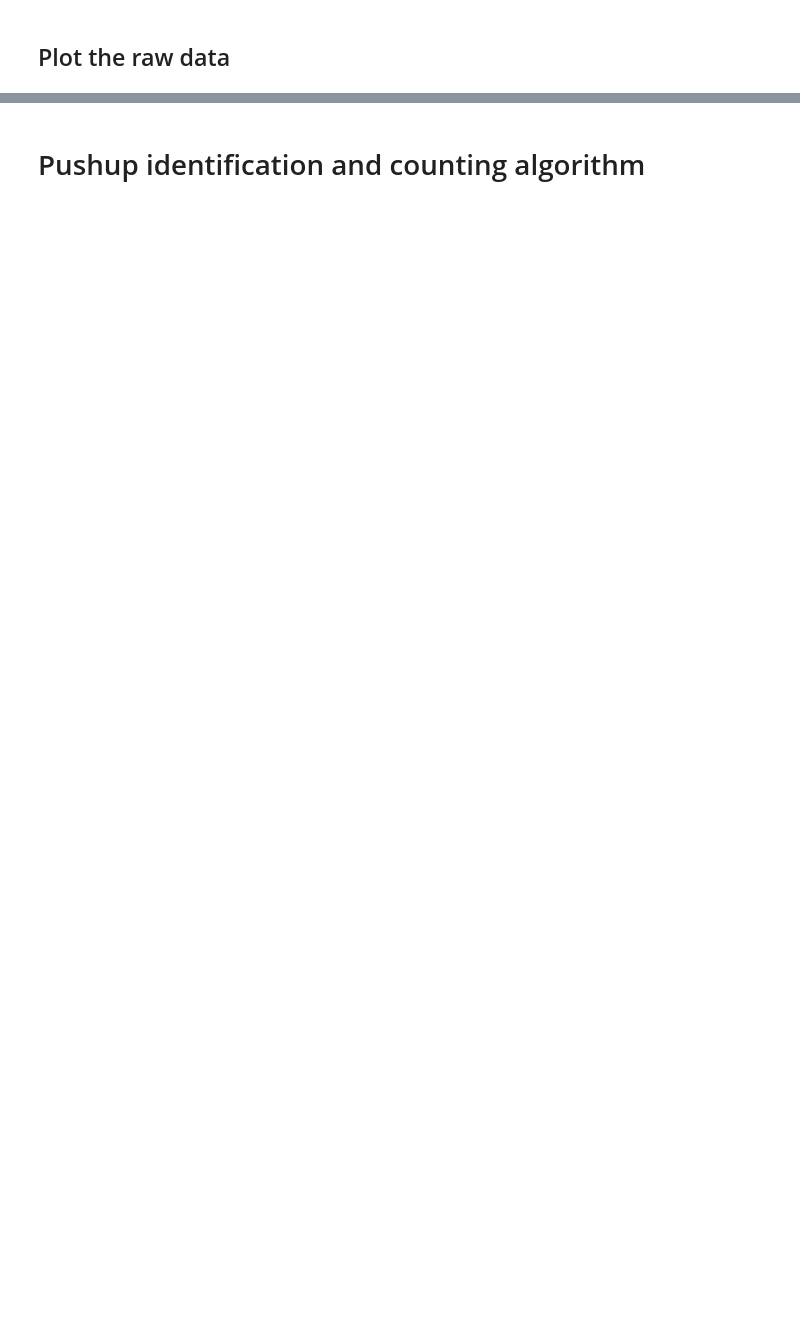
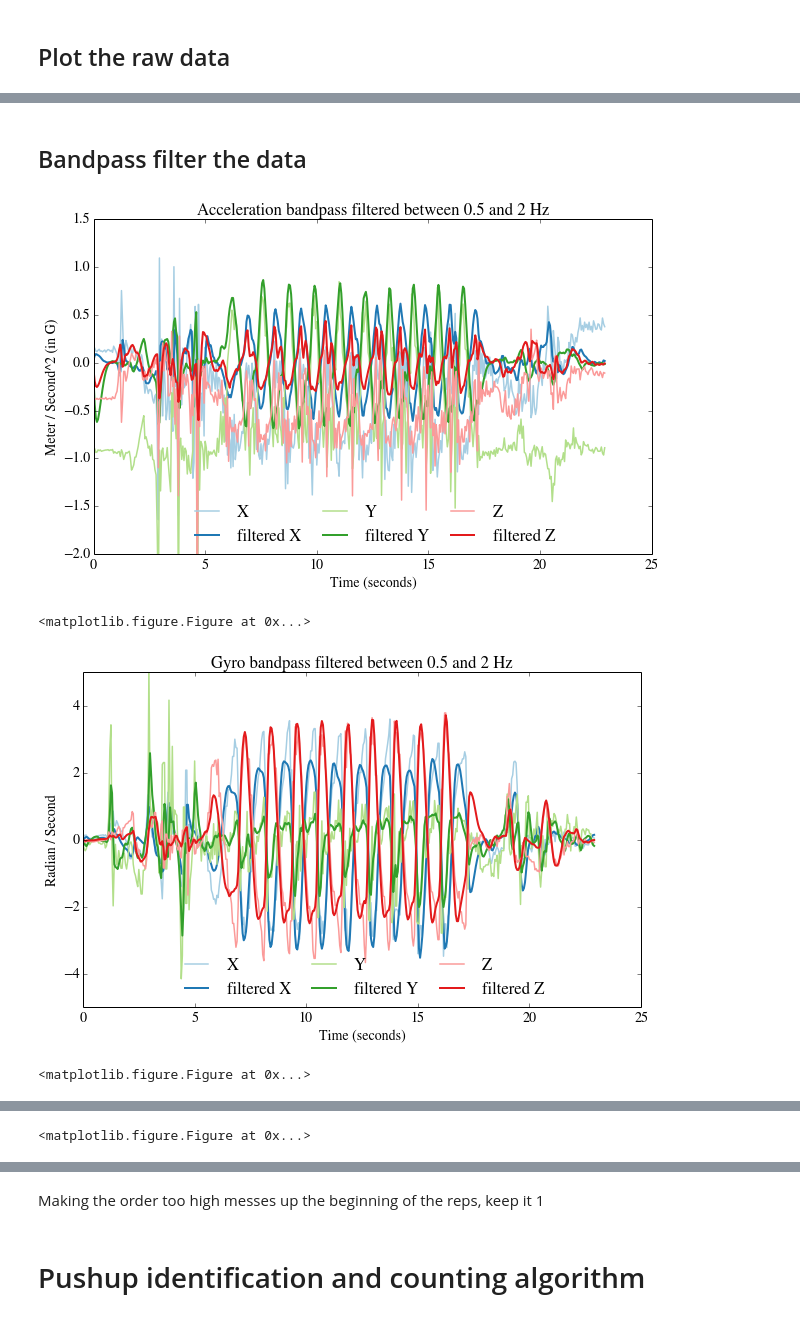
Before and after one commit to kellygwiseman/workout_buddy, a Jupyter notebook: notebooks/push_up.ipynb, the cells around one changed output, grey strips where cells are left out. Cells and saved outputs as stored; diff of their text form; code cells hidden in the pictures; blank space fills up the shorter version.

Commit message:
update notebooks and filter code

```diff
--- a/notebooks/push_up.ipynb
+++ b/notebooks/push_up.ipynb
@@ -87,0 +78,13 @@ gr.plot1_quaternion(df_num, 20.0, sample)
+# %% [markdown]
+## Bandpass filter the data
+# %%
+fs = 20.0
+lowcut = 0.5
+highcut =2.0
+order = 1
+df_filt = gr.plot_bandpass(df_num, fs, lowcut, highcut, order, sample);
+# %% [output]
+[figure, added]
+<matplotlib.figure.Figure at 0x...>
+[figure, added]
+<matplotlib.figure.Figure at 0x...>
@@ -87,0 +92 @@ gr.plot1_quaternion(df_num, 20.0, sample)
+<matplotlib.figure.Figure at 0x...>
@@ -88,2 +94,4 @@ gr.plot1_quaternion(df_num, 20.0, sample)
+# %% [markdown]
+Making the order too high messes up the beginning of the reps, keep it 1
 # %% [markdown]
 # Pushup identification and counting algorithm
```
Also changed, not shown: parts of 13 cells of this notebook, 1 other file.
